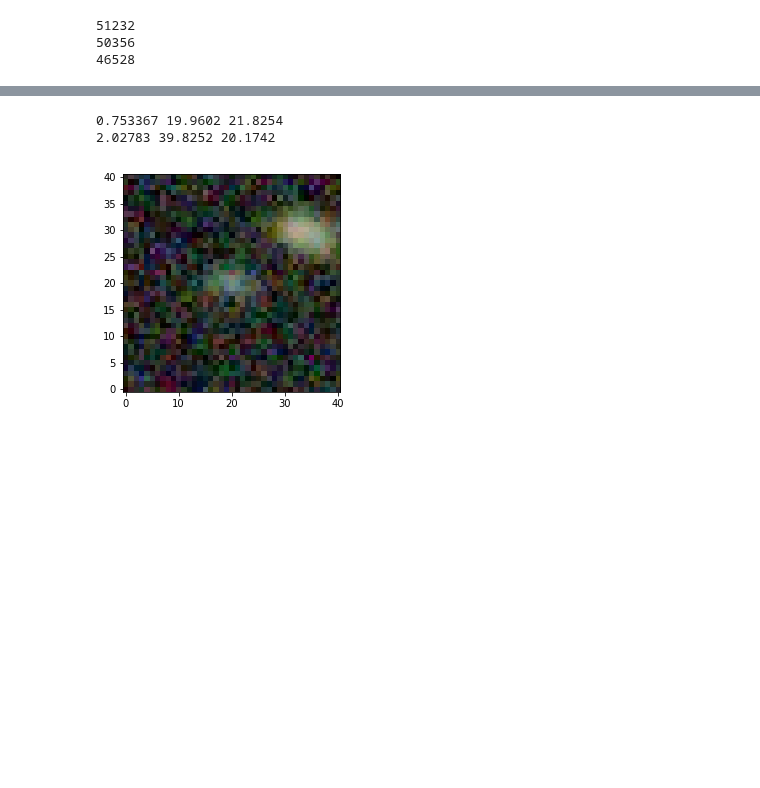
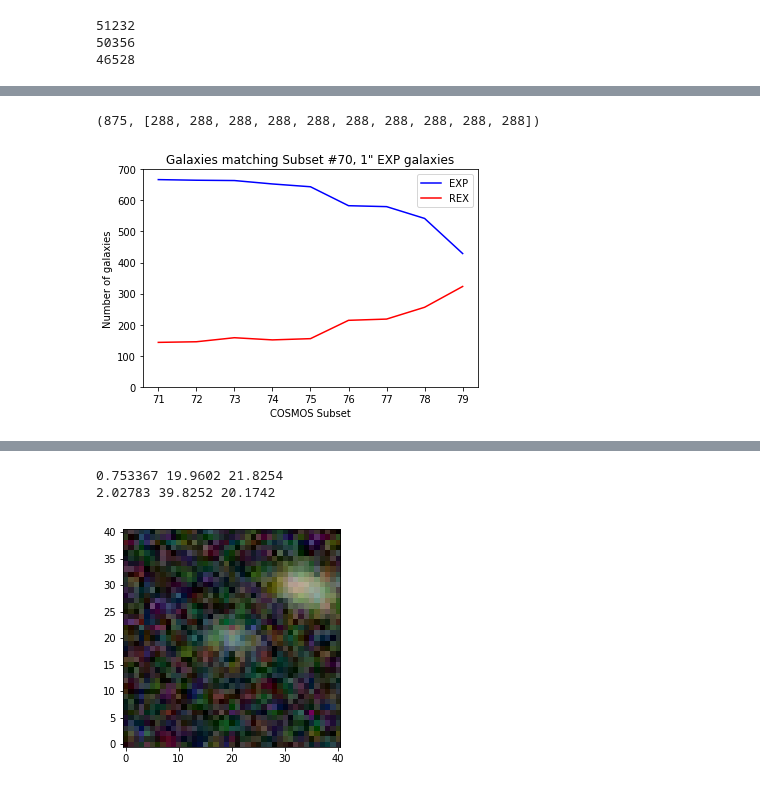
Before and after one commit to legacysurvey/legacypipe, a Jupyter notebook: py/legacyanalysis/cosmos-dr7.ipynb, the cells around one changed output, grey strips where cells are left out. Drawn from its saved outputs; the diff is of its cells as text; code cells hidden in the pictures; blank space fills up the shorter version.

```diff
--- a/py/legacyanalysis/cosmos-dr7.ipynb
+++ b/py/legacyanalysis/cosmos-dr7.ipynb
@@ -142,0 +181,2 @@ plt.savefig('flux-radius.png');
+# %%
+Nexp, Nrex, Mall, Mx = matchAll(E701.copy())
@@ -142,0 +208,15 @@ plt.savefig('flux-radius.png');
+# %%
+len(Morig), [len(M) for M in Mall]
+# %% [output]
+(875, [288, 288, 288, 288, 288, 288, 288, 288, 288, 288])
+# %%
+sub = np.arange(71,80);
+plt.plot(sub, Nexp, 'b-', label='EXP');
+plt.plot(sub, Nrex, 'r-', label='REX');
+plt.xlabel('COSMOS Subset')
+plt.ylabel('Number of galaxies')
+plt.legend()
+plt.ylim(0, 700)
+plt.title('Galaxies matching Subset #70, 1" EXP galaxies');
+# %% [output]
+[figure, added]
```
Also changed, not shown: parts of 15 cells of this notebook.
